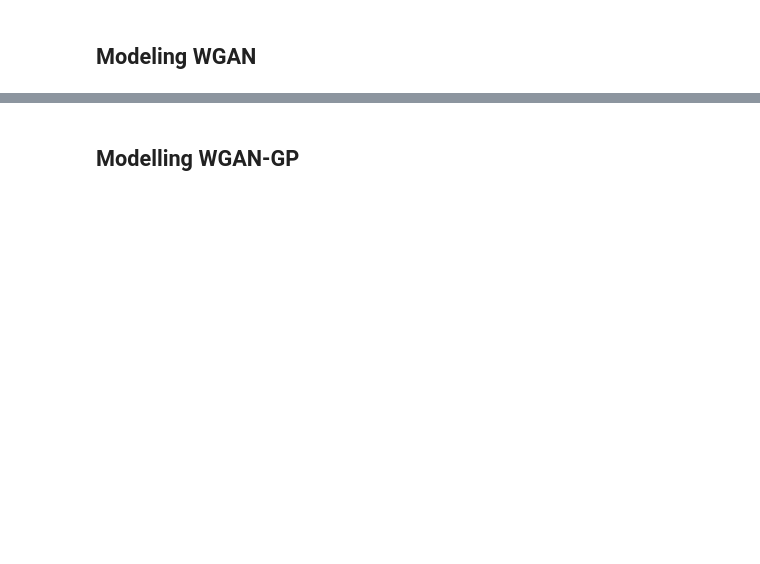
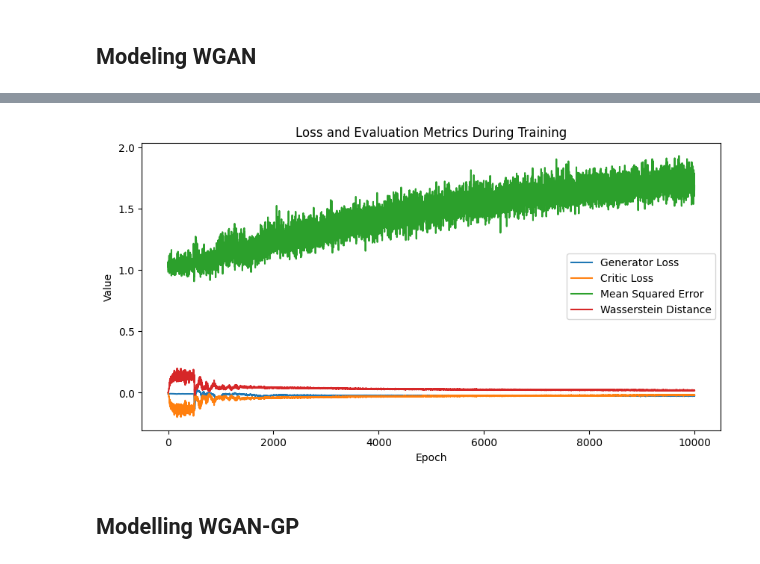
Before and after one commit to riqalter/PrediksiProfesi, a Jupyter notebook: NotebookVer2-torch.ipynb, the cells around one changed output, grey strips where cells are left out. Saved outputs shown, nothing was run; the diff lists cells and outputs as text; code cells hidden in the pictures; blank space fills up the shorter version.

```diff
--- a/NotebookVer2-torch.ipynb
+++ b/NotebookVer2-torch.ipynb
@@ -284,6 +314,7 @@ import torch
 import torch.nn as nn
 import torch.optim as optim
 from torch.autograd import Variable
+import torch.nn.functional as F
 import numpy as np
 
 # Define the Generator model
@@ -320,7 +351,7 @@ class Critic(nn.Module):
 # Define hyperparameters
 input_size = 100  # Size of the latent vector (noise)
 hidden_size = 128
-output_size = 92  # Number of features from the dataset (excluding the target variable)
+output_size = 91  # Number of features from the dataset (excluding the target variable)
 batch_size = 64
 epochs = 10000
 critic_iterations = 5
@@ -328,7 +359,7 @@ weight_clipping_limit = 0.01
 lr = 0.0001
 
 # Load the dataset
-data = np.loadtxt('your_dataset_path.csv', delimiter=',', skiprows=1)
+data = X_scaled
 X_train = data[:, :-1]  # Features
 X_train = torch.tensor(X_train, dtype=torch.float32)
 
@@ -342,6 +373,16 @@ critic = Critic(output_size, hidden_size).to(device)
 # Define optimizers
 optimizer_G = optim.RMSprop(generator.parameters(), lr=lr)
 optimizer_C = optim.RMSprop(critic.parameters(), lr=lr)
+
+import matplotlib.pyplot as plt
+
+# List to store loss values
+losses_G = []
+losses_C = []
+
+# List to store evaluation metrics
+mse_values = []
+wasserstein_values = []
 
 # Training loop
 for epoch in range(epochs):
@@ -383,6 +424,18 @@ for epoch in range(epochs):
     loss_G.backward()
     optimizer_G.step()
 
-    # Print loss values
+    # Compute Mean Squared Error (MSE) between real and fake data
+    mse = F.mse_loss(fake_data, real_data)
+    mse_values.append(mse.item())
+
+    # Wasserstein distance (just use the critic loss for the real and fake data)
+    wasserstein_distance = torch.mean(critic_real) - torch.mean(critic_fake)
+    wasserstein_values.append(wasserstein_distance.item())
+
+    # Store losses for visualization
+    losses_G.append(loss_G.item())
+    losses_C.append(loss_C.item())
+
+    # Print loss and metrics values every 100 epochs
     if epoch % 100 == 0:
-        print(f'Epoch [{epoch}/{epochs}], Loss C: {loss_C.item()}, Loss G: {loss_G.item()}')
+        print(f'Epoch [{epoch}/{epochs}], Loss C: {loss_C.item()}, Loss G: {loss_G.item()}, MSE: {mse.item()}, Wasserstein: {wasserstein_distance.item()}')
@@ -389,3 +460,17 @@ for epoch in range(epochs):
+# %%
+# Plot the losses and evaluation metrics
+plt.figure(figsize=(10,5))
+plt.title("Loss and Evaluation Metrics During Training")
+plt.plot(losses_G, label="Generator Loss")
+plt.plot(losses_C, label="Critic Loss")
+plt.plot(mse_values, label="Mean Squared Error")
+plt.plot(wasserstein_values, label="Wasserstein Distance")
+plt.xlabel("Epoch")
+plt.ylabel("Value")
+plt.legend()
+plt.show()
+# %% [output]
+[figure, added]
 # %% [markdown]
 ## Modelling WGAN-GP
 # %%
```
Also changed, not shown: parts of 11 cells of this notebook, 4 other files.
